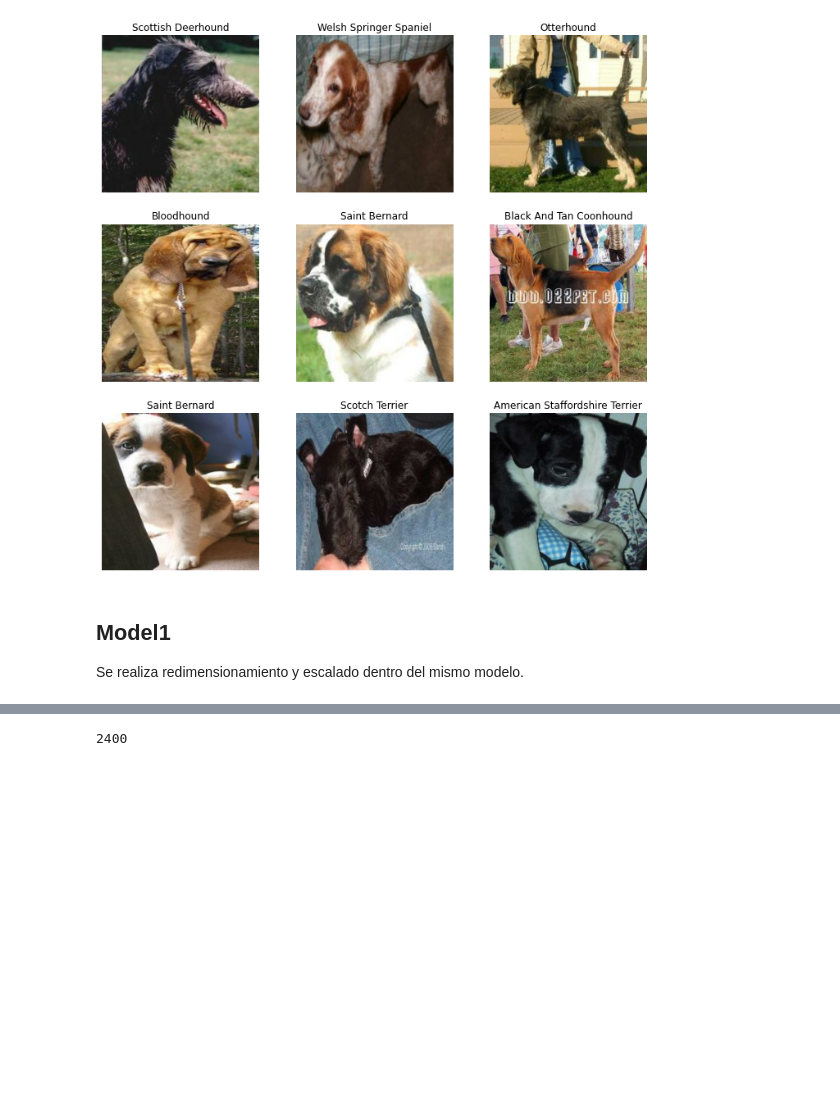
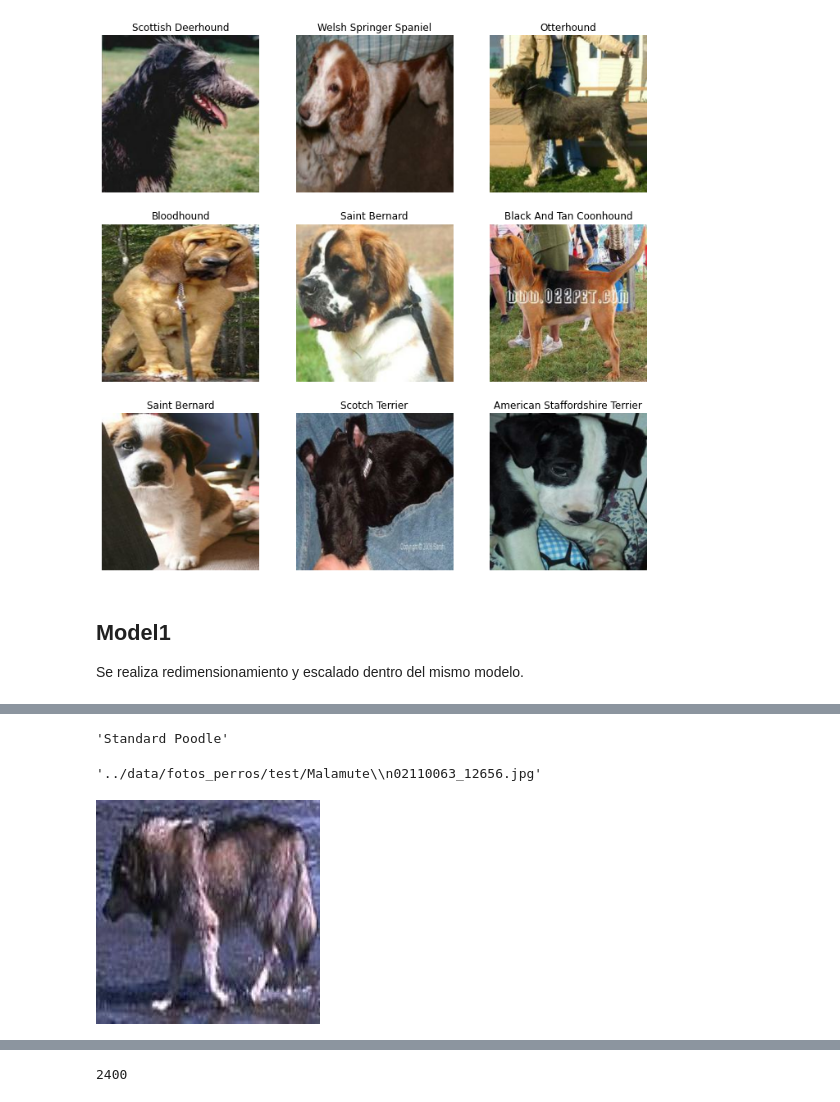
Before and after one commit to leo90rc/leonardo_frazzetto_yeqre_apr, a Jupyter notebook: src/main.ipynb, the cells around one changed output, grey strips where cells are left out. Drawn from its saved outputs; the diff is of its cells as text; code cells hidden in the pictures; blank space fills up the shorter version.

```diff
--- a/src/main.ipynb
+++ b/src/main.ipynb
@@ -246,0 +383,13 @@ plt.show()
+# %%
+test_ds.class_names[np.argmax(prediccion[0])]
+# %% [output]
+'Standard Poodle'
+# %%
+test_ds.file_paths[0]
+# %% [output]
+'../data/fotos_perros/test/Malamute\\n02110063_12656.jpg'
+# %%
+test_ds_0 = Image.open('../data/fotos_perros/test/Malamute/n02110063_12656.jpg','r')
+test_ds_0
+# %% [output]
+[figure, added]
```
Also changed, not shown: parts of 29 cells of this notebook, 21 other files.
